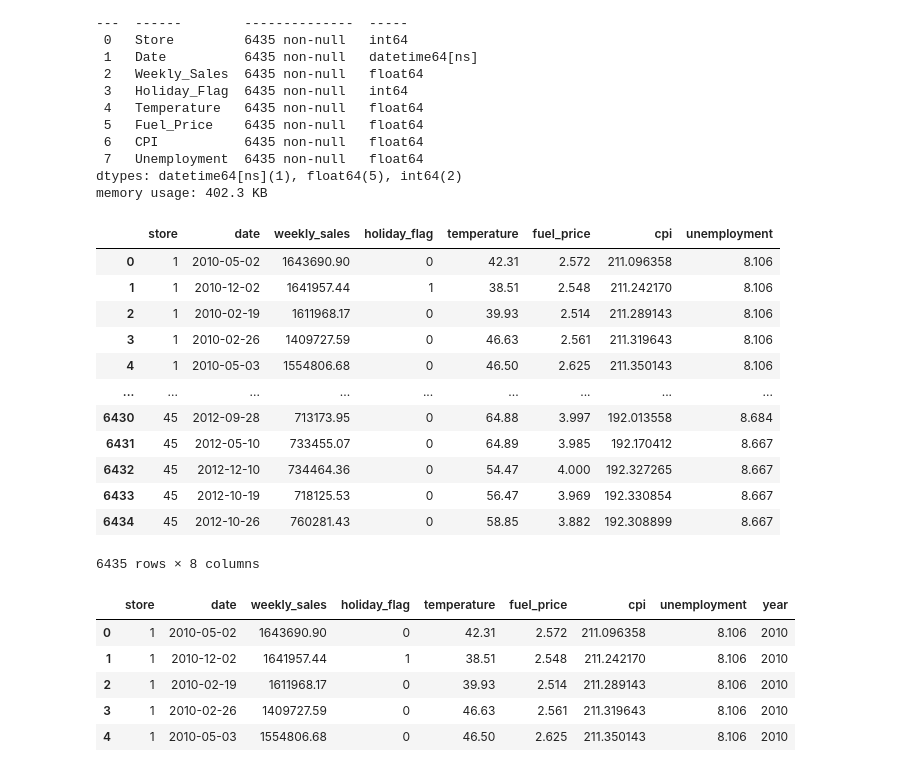
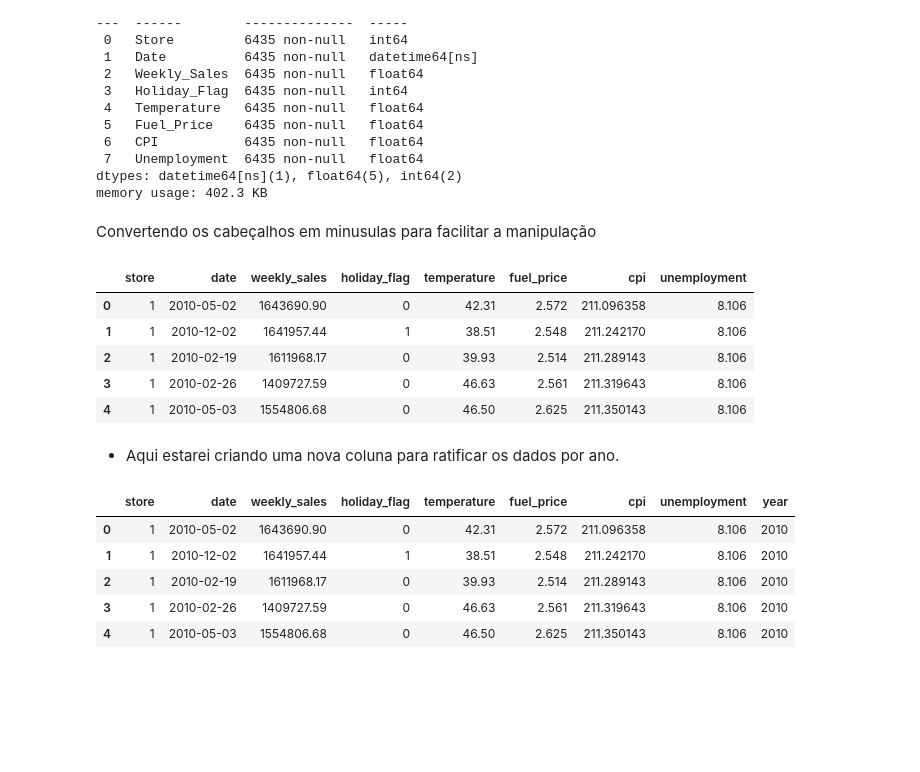
Before and after one commit to michellssgui22/PROJETOS_ESTUDO_DATASCIENCE, a Jupyter notebook: Mini projeto Walmart/walmart.ipynb, the cells around one changed output. Cells and saved outputs as stored; diff of their text form; code cells hidden in the pictures; blank space fills up the shorter version.

```diff
--- a/Mini projeto Walmart/walmart.ipynb
+++ b/Mini projeto Walmart/walmart.ipynb
@@ -121,23 +113,20 @@ Data columns (total 8 columns):
  7   Unemployment  6435 non-null   float64
 dtypes: datetime64[ns](1), float64(5), int64(2)
 memory usage: 402.3 KB
+# %% [markdown]
+Convertendo os cabeçalhos em minusulas para facilitar a manipulação
 # %%
 df.columns = df.columns.str.lower()
-df
+df.head()
 # %% [output]
 |  | store | date | weekly_sales | holiday_flag | temperature | fuel_price | cpi | unemployment |
 | 0 | 1 | 2010-05-02 | 1643690.90 | 0 | 42.31 | 2.572 | 211.096358 | 8.106 |
 | 1 | 1 | 2010-12-02 | 1641957.44 | 1 | 38.51 | 2.548 | 211.242170 | 8.106 |
 | 2 | 1 | 2010-02-19 | 1611968.17 | 0 | 39.93 | 2.514 | 211.289143 | 8.106 |
 | 3 | 1 | 2010-02-26 | 1409727.59 | 0 | 46.63 | 2.561 | 211.319643 | 8.106 |
 | 4 | 1 | 2010-05-03 | 1554806.68 | 0 | 46.50 | 2.625 | 211.350143 | 8.106 |
-| ... | ... | ... | ... | ... | ... | ... | ... | ... |
-| 6430 | 45 | 2012-09-28 | 713173.95 | 0 | 64.88 | 3.997 | 192.013558 | 8.684 |
-| 6431 | 45 | 2012-05-10 | 733455.07 | 0 | 64.89 | 3.985 | 192.170412 | 8.667 |
-| 6432 | 45 | 2012-12-10 | 734464.36 | 0 | 54.47 | 4.000 | 192.327265 | 8.667 |
-| 6433 | 45 | 2012-10-19 | 718125.53 | 0 | 56.47 | 3.969 | 192.330854 | 8.667 |
-| 6434 | 45 | 2012-10-26 | 760281.43 | 0 | 58.85 | 3.882 | 192.308899 | 8.667 |
-6435 rows × 8 columns
+# %% [markdown]
+* Aqui estarei criando uma nova coluna para ratificar os dados por ano.
 # %%
 df['year'] = pd.DatetimeIndex(df['date']).year
 df.head()
```
Also changed, not shown: parts of 53 cells of this notebook.
